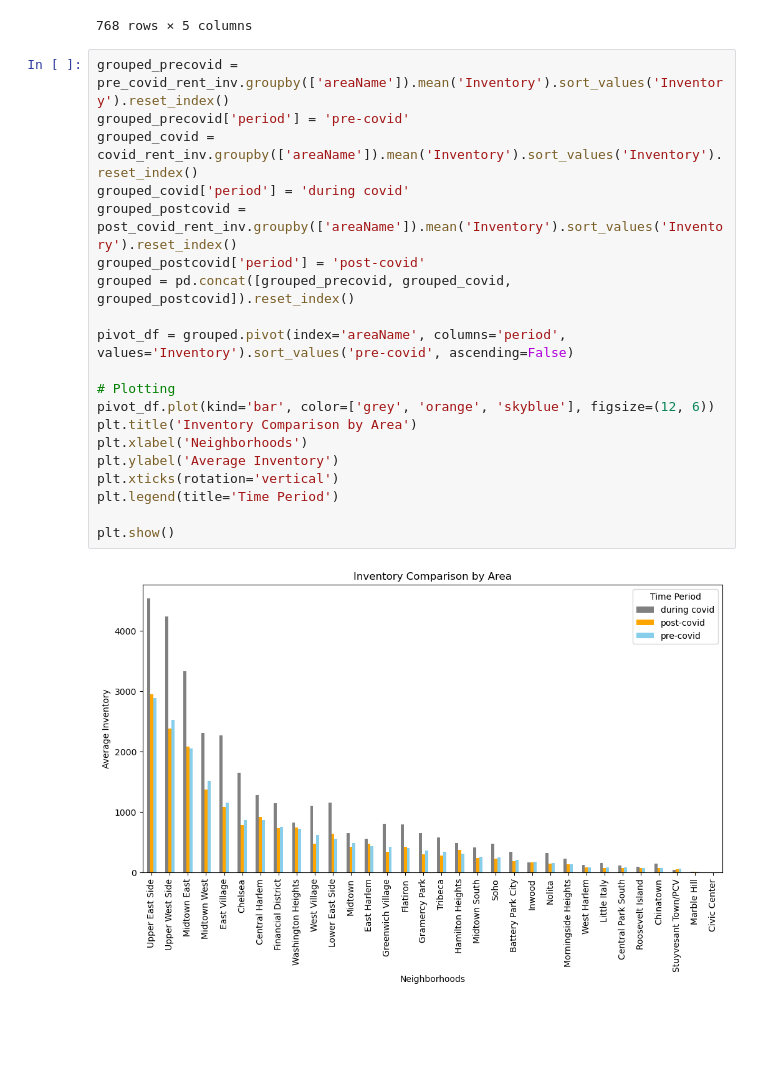
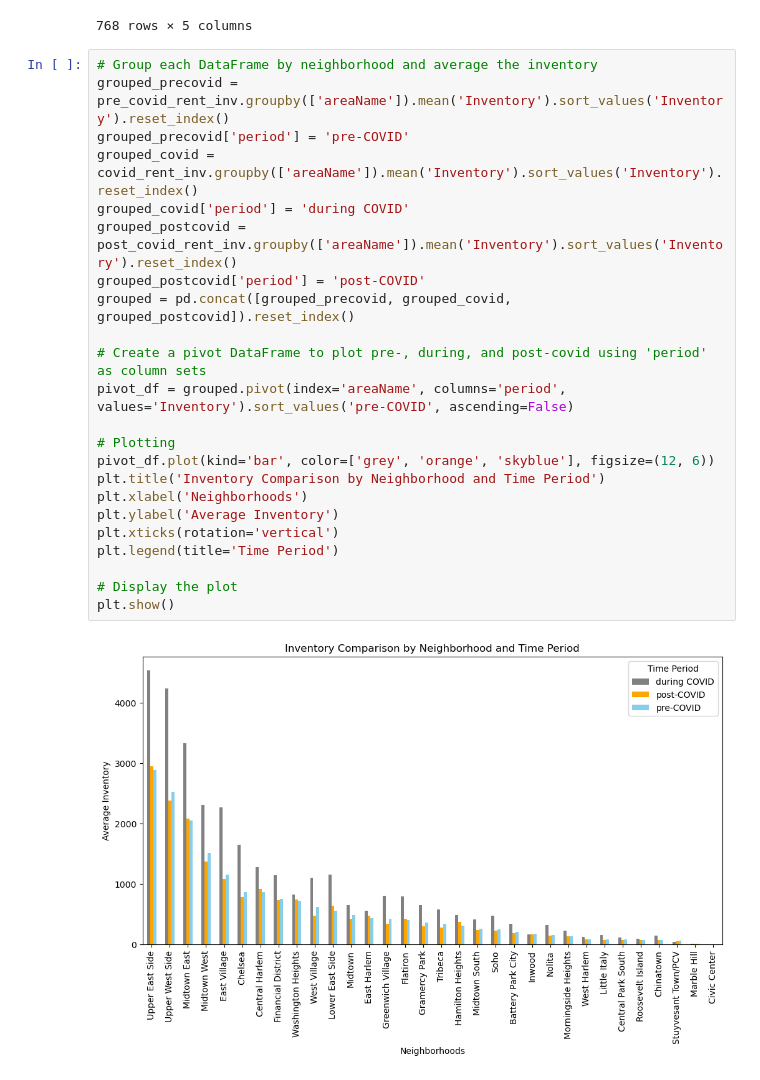
Before and after one commit to munozjon/NYC-Real-Estate-Trends, a Jupyter notebook: NYCInventoryTrends.ipynb, the cells around one changed output. Drawn from its saved outputs; the diff is of its cells as text; blank space fills up the shorter version.

Commit message:
Adding analysis to my code, adding everyone's data and CSV files to the main repo, modifying repo for cleanliness

```diff
--- a/NYCInventoryTrends.ipynb
+++ b/NYCInventoryTrends.ipynb
@@ -285,24 +310,27 @@ post_covid_rent_inv
 | 1919 | West Village | Manhattan | neighborhood | 2022-12-01 | 382 |
 768 rows × 5 columns
 # %%
+# Group each DataFrame by neighborhood and average the inventory
 grouped_precovid = pre_covid_rent_inv.groupby(['areaName']).mean('Inventory').sort_values('Inventory').reset_index()
-grouped_precovid['period'] = 'pre-covid'
+grouped_precovid['period'] = 'pre-COVID'
 grouped_covid = covid_rent_inv.groupby(['areaName']).mean('Inventory').sort_values('Inventory').reset_index()
-grouped_covid['period'] = 'during covid'
+grouped_covid['period'] = 'during COVID'
 grouped_postcovid = post_covid_rent_inv.groupby(['areaName']).mean('Inventory').sort_values('Inventory').reset_index()
-grouped_postcovid['period'] = 'post-covid'
+grouped_postcovid['period'] = 'post-COVID'
 grouped = pd.concat([grouped_precovid, grouped_covid, grouped_postcovid]).reset_index()
 
-pivot_df = grouped.pivot(index='areaName', columns='period', values='Inventory').sort_values('pre-covid', ascending=False)
+# Create a pivot DataFrame to plot pre-, during, and post-covid using 'period' as column sets
+pivot_df = grouped.pivot(index='areaName', columns='period', values='Inventory').sort_values('pre-COVID', ascending=False)
 
 # Plotting
 pivot_df.plot(kind='bar', color=['grey', 'orange', 'skyblue'], figsize=(12, 6))
-plt.title('Inventory Comparison by Area')
+plt.title('Inventory Comparison by Neighborhood and Time Period')
 plt.xlabel('Neighborhoods')
 plt.ylabel('Average Inventory')
 plt.xticks(rotation='vertical')
 plt.legend(title='Time Period')
 
+# Display the plot
 plt.show()
 # %% [output]
-[figure, old version]
+[figure, new version]
```
Also changed, not shown: parts of 16 cells of this notebook, 10 other files.
